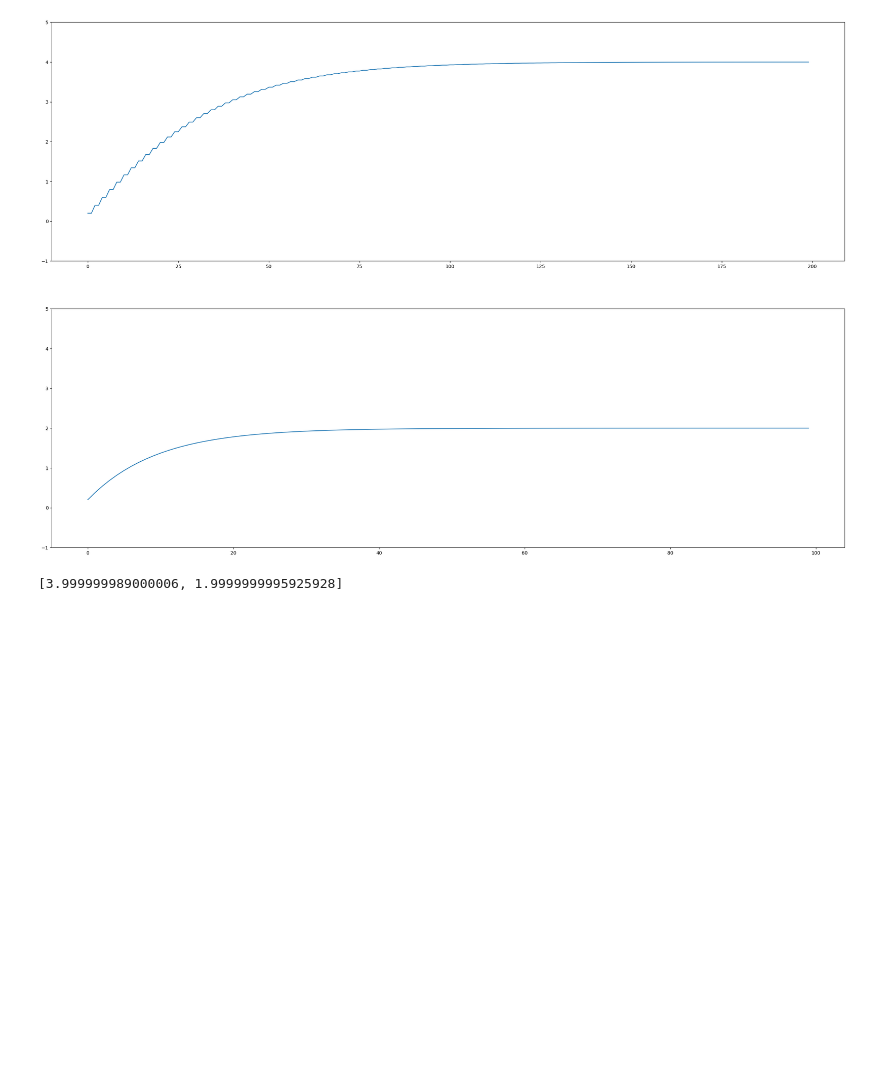
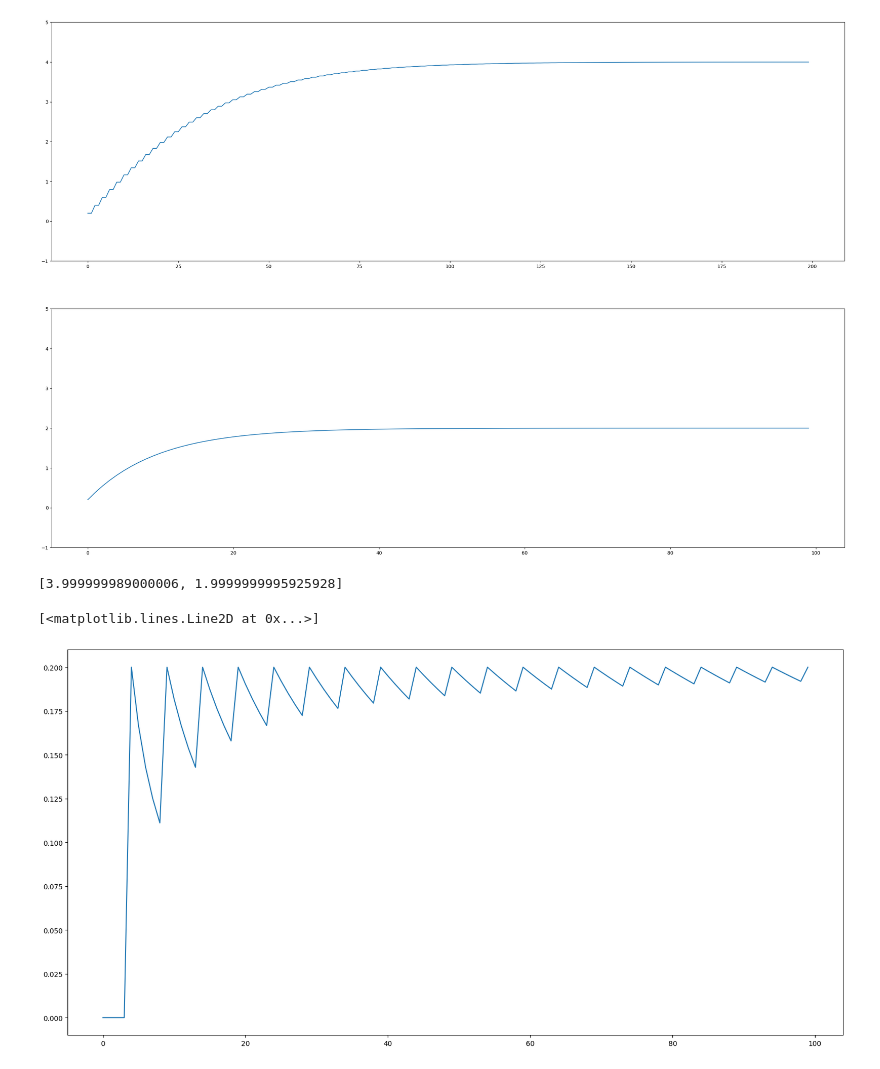
Before and after one commit to gmuthu7/Gridworld, a Jupyter notebook: random_walk.ipynb, the cells around one changed output. Saved outputs shown, nothing was run; the diff lists cells and outputs as text; code cells hidden in the pictures; blank space fills up the shorter version.

```diff
--- a/random_walk.ipynb
+++ b/random_walk.ipynb
@@ -123,3 +123,16 @@ for i in range(2):
 print(v)
 # %% [output]
 [3.999999989000006, 1.9999999995925928]
+# %%
+fig = plt.figure(figsize=(20,10))
+ax = fig.subplots()
+a = [0,0,0,0,1]
+s = []
+for x in range(1000):
+    rm = 0 if len(s) == 0 else s[-1]
+    s.append(rm+(a[x%5]-rm)/(x+1))
+
+ax.plot(s[:100])
+# %% [output]
+[<matplotlib.lines.Line2D at 0x...>]
+[figure, added]
```
Also changed, not shown: 1 other file.
